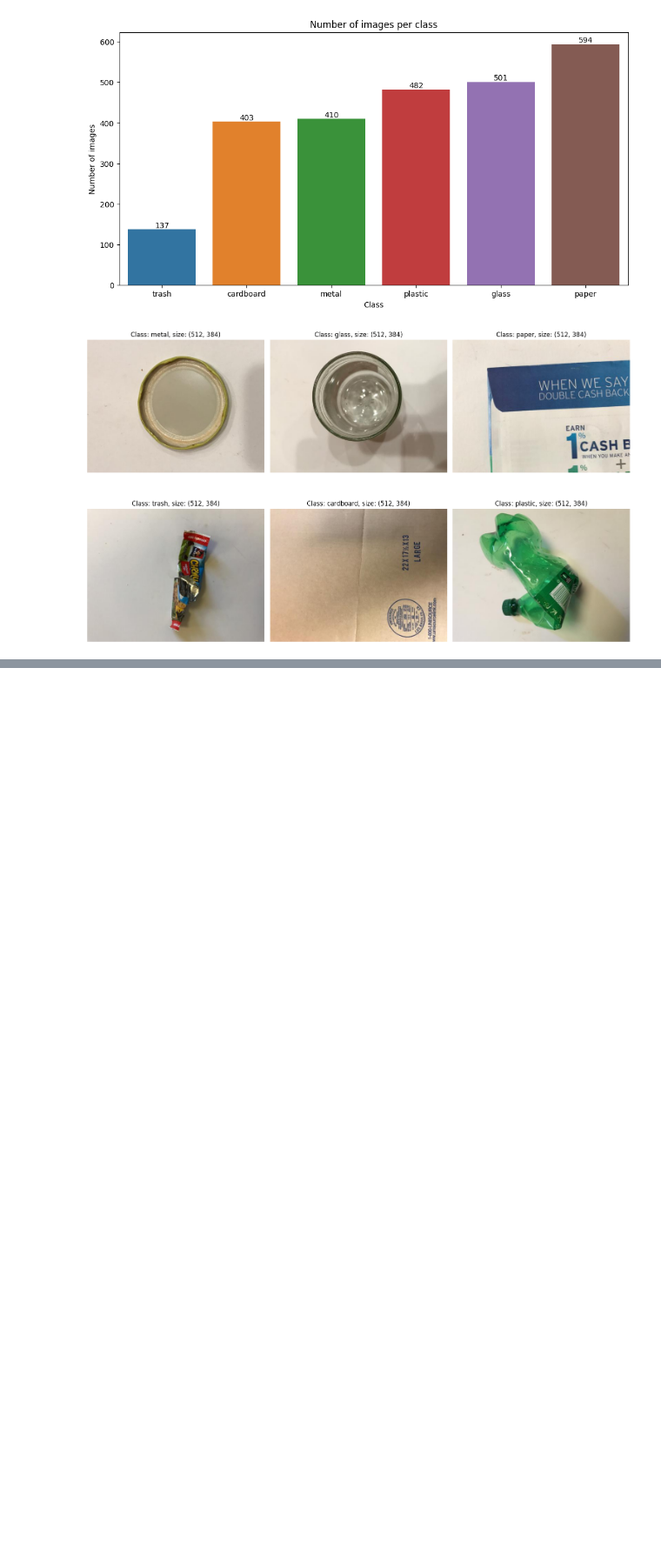
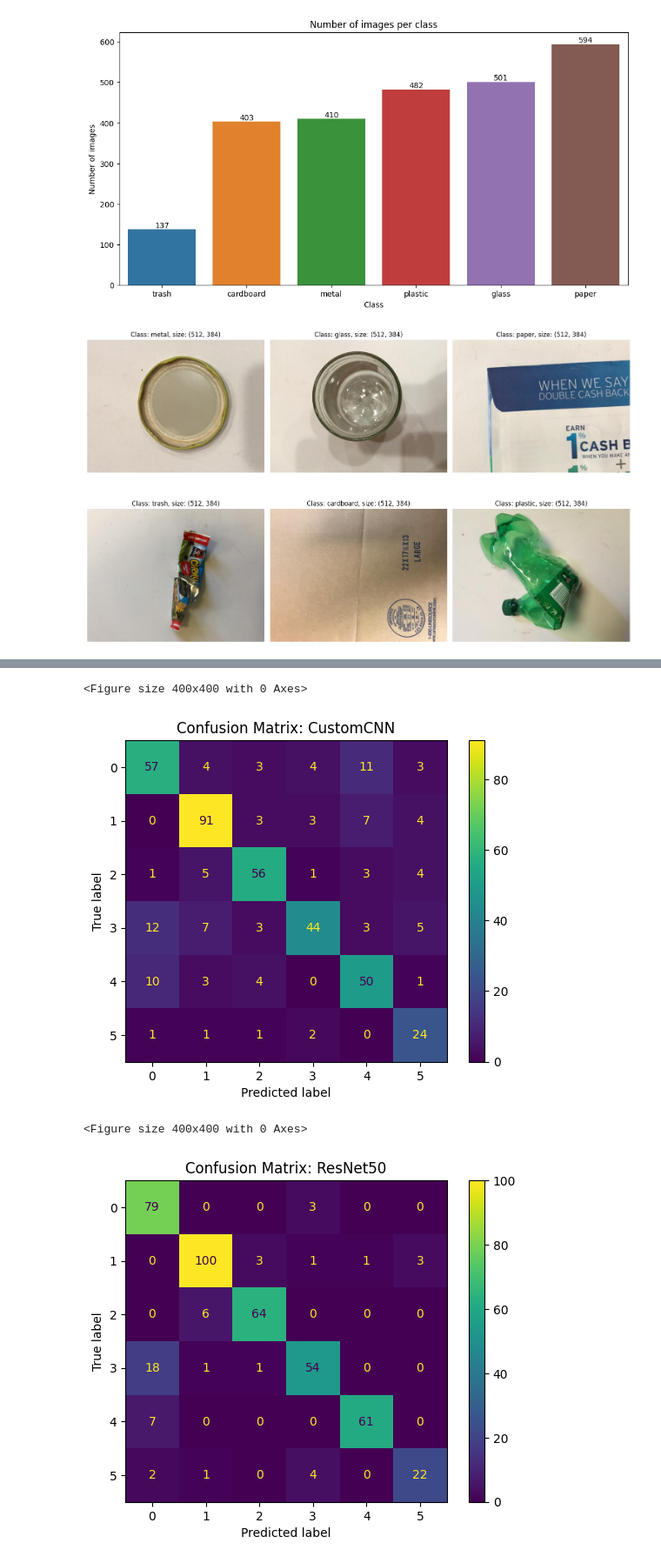
Before and after one commit to k0stro/garbage-classification, a Jupyter notebook: garbage-classification-cnn-vs-resnet50.ipynb, the cells around one changed output, grey strips where cells are left out. Shown at 87% size. Drawn from its saved outputs; the diff is of its cells as text; code cells hidden in the pictures; blank space fills up the shorter version.

```diff
--- a/garbage-classification-cnn-vs-resnet50.ipynb
+++ b/garbage-classification-cnn-vs-resnet50.ipynb
@@ -82,0 +267,2 @@ plt.show()
+# %%
+criterion = nn.CrossEntropyLoss(weight=weights)
@@ -82,0 +361,13 @@ plt.show()
+# %%
+num_epochs = 50
+optimizer = optim.Adam(customcnn.parameters(), lr=0.001)
+
+customcnn_model, customcnn_history = train_model(
+    customcnn,
+    train_loader,
+    val_loader,
+    criterion,
+    optimizer,
+    device,
+    num_epochs=num_epochs,
+)
@@ -82,0 +392,13 @@ plt.show()
+# %%
+num_epochs = 25
+optimizer = optim.Adam(resnet50.parameters(), lr=0.001)
+
+resnet50_model, resnet50_history = train_model(
+    resnet50,
+    train_loader,
+    val_loader,
+    criterion,
+    optimizer,
+    device,
+    num_epochs=num_epochs,
+)
@@ -82,0 +483,22 @@ plt.show()
+# %%
+customcnn_results = evaluate_model(customcnn_model, test_loader, device, class_names)
+resnet_results = evaluate_model(resnet50_model, test_loader, device, class_names)
+
+models_results = {
+    'CustomCNN': customcnn_results,
+    'ResNet50': resnet_results
+}
+# %%
+for model_name, results in models_results.items():
+    cm = results['confusion_matrix']
+    disp = ConfusionMatrixDisplay(confusion_matrix=cm)
+    plt.figure(figsize=(4, 4))
+    disp.plot()
+    plt.title(f'Confusion Matrix: {model_name}')
+    plt.grid(False)
+    plt.show()
+# %% [output]
+<Figure size 400x400 with 0 Axes>
+[figure, added]
+<Figure size 400x400 with 0 Axes>
+[figure, added]
```
Also changed, not shown: parts of 35 cells of this notebook.
